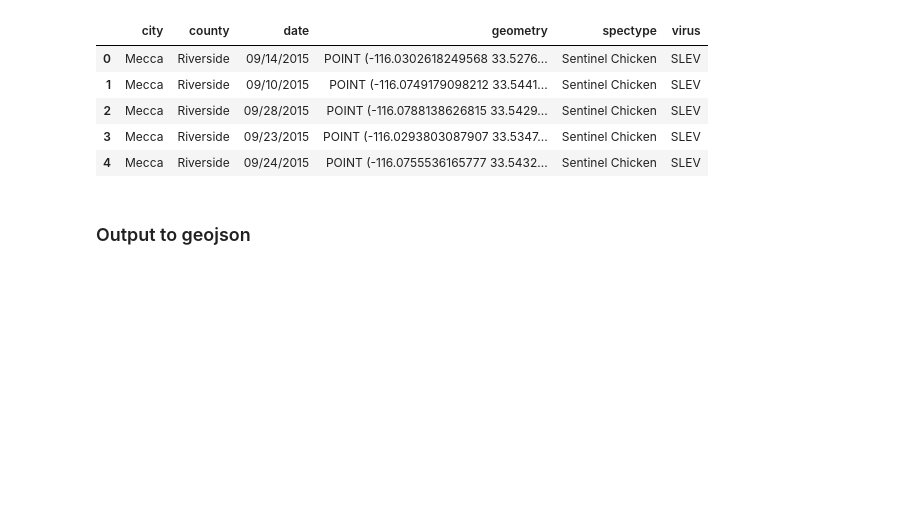
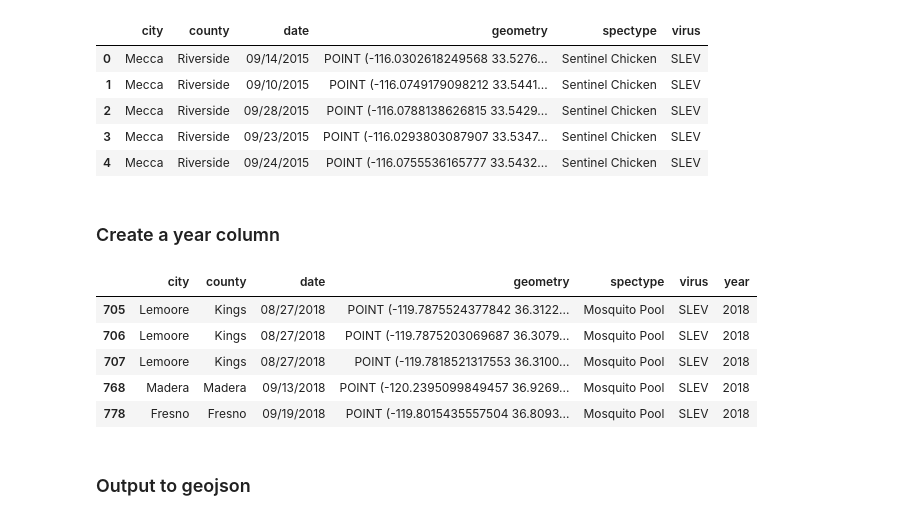
Before and after one commit to bazini627/nmpFinalProject, a Jupyter notebook: sleDataCleanup.ipynb, the cells around one changed output. Drawn from its saved outputs; the diff is of its cells as text; code cells hidden in the pictures; blank space fills up the shorter version.

```diff
--- a/sleDataCleanup.ipynb
+++ b/sleDataCleanup.ipynb
@@ -262,3 +262,5 @@ sle_merged.head()
 | 2 | Mecca | Riverside | 09/28/2015 | POINT (-116.0788138626815 33.5429... | Sentinel Chicken | SLEV |
 | 3 | Mecca | Riverside | 09/23/2015 | POINT (-116.0293803087907 33.5347... | Sentinel Chicken | SLEV |
 | 4 | Mecca | Riverside | 09/24/2015 | POINT (-116.0755536165777 33.5432... | Sentinel Chicken | SLEV |
+# %% [markdown]
+### Create a year column
@@ -265,3 +269,12 @@ sle_merged.head()
+# %%
+sle_merged.tail()
+# %% [output]
+|  | city | county | date | geometry | spectype | virus | year |
+| 705 | Lemoore | Kings | 08/27/2018 | POINT (-119.7875524377842 36.3122... | Mosquito Pool | SLEV | 2018 |
+| 706 | Lemoore | Kings | 08/27/2018 | POINT (-119.7875203069687 36.3079... | Mosquito Pool | SLEV | 2018 |
+| 707 | Lemoore | Kings | 08/27/2018 | POINT (-119.7818521317553 36.3100... | Mosquito Pool | SLEV | 2018 |
+| 768 | Madera | Madera | 09/13/2018 | POINT (-120.2395099849457 36.9269... | Mosquito Pool | SLEV | 2018 |
+| 778 | Fresno | Fresno | 09/19/2018 | POINT (-119.8015435557504 36.8093... | Mosquito Pool | SLEV | 2018 |
 # %% [markdown]
 ### Output to geojson
 # %%
```
Also changed, not shown: parts of 6 cells of this notebook, 3 other files.
